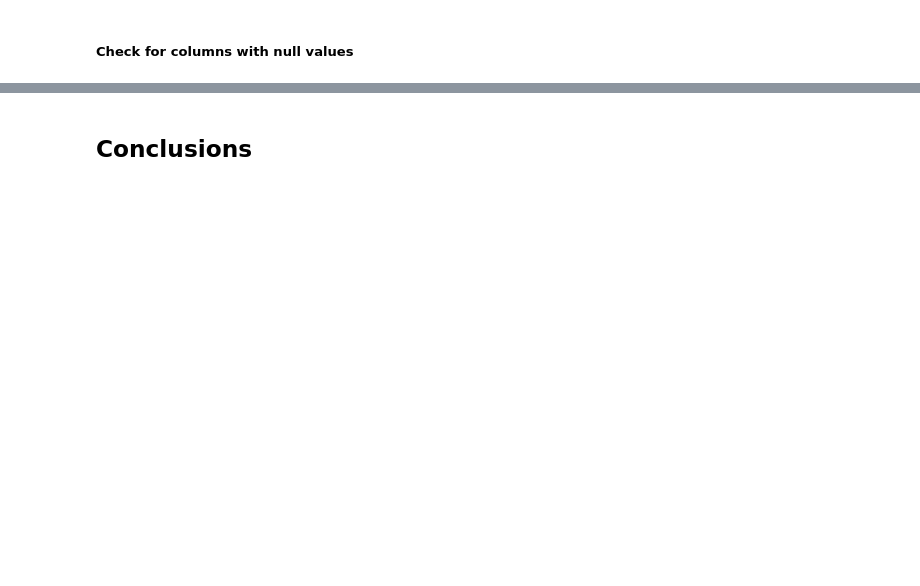
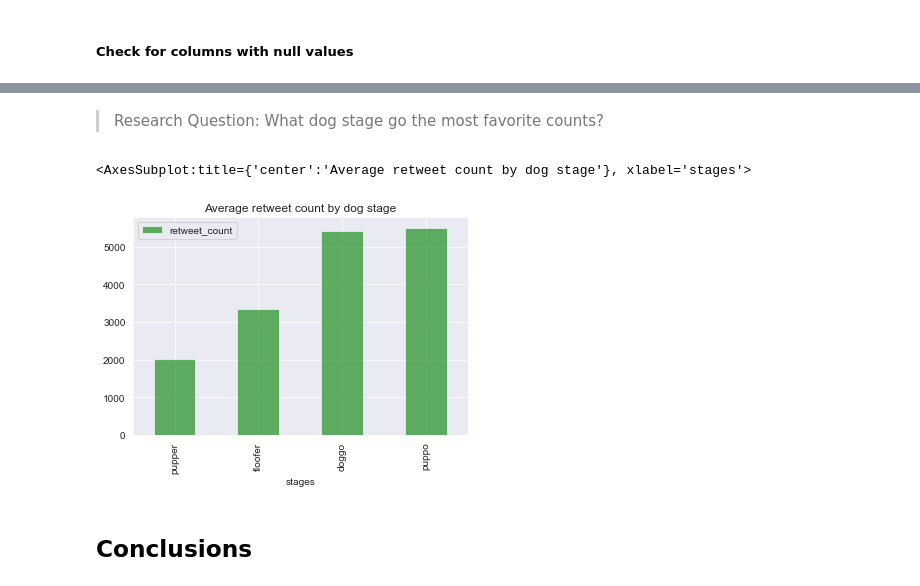
Before and after one commit to PeterBaraka/WeRateDogs-Twitter-Archive-Analysis, a Jupyter notebook: wrangle_act.ipynb, the cells around one changed output, grey strips where cells are left out. Cells and saved outputs as stored; diff of their text form; code cells hidden in the pictures; blank space fills up the shorter version.

```diff
--- a/wrangle_act.ipynb
+++ b/wrangle_act.ipynb
@@ -955,3 +1071,13 @@ def bar_plot(p1, p2, p3,
+# %% [markdown]
+> Research Question: What dog stage go the most favorite counts?
+# %%
+# Average retweet counts by stages of dogs
+stageRetCount = pd.DataFrame(by_stages.groupby('stage').retweet_count.mean().sort_values())
+stageRetCount['stages'] = stageFavCount.index
+stageRetCount.plot(x="stages",y='retweet_count',kind='bar',title="Average retweet count by dog stage",color='g', alpha=0.6)
+# %% [output]
+<AxesSubplot:title={'center':'Average retweet count by dog stage'}, xlabel='stages'>
+[figure, added]
 # %% [markdown]
 <a id='conclusions'></a>
 ## Conclusions
```
Also changed, not shown: parts of 38 cells of this notebook.
